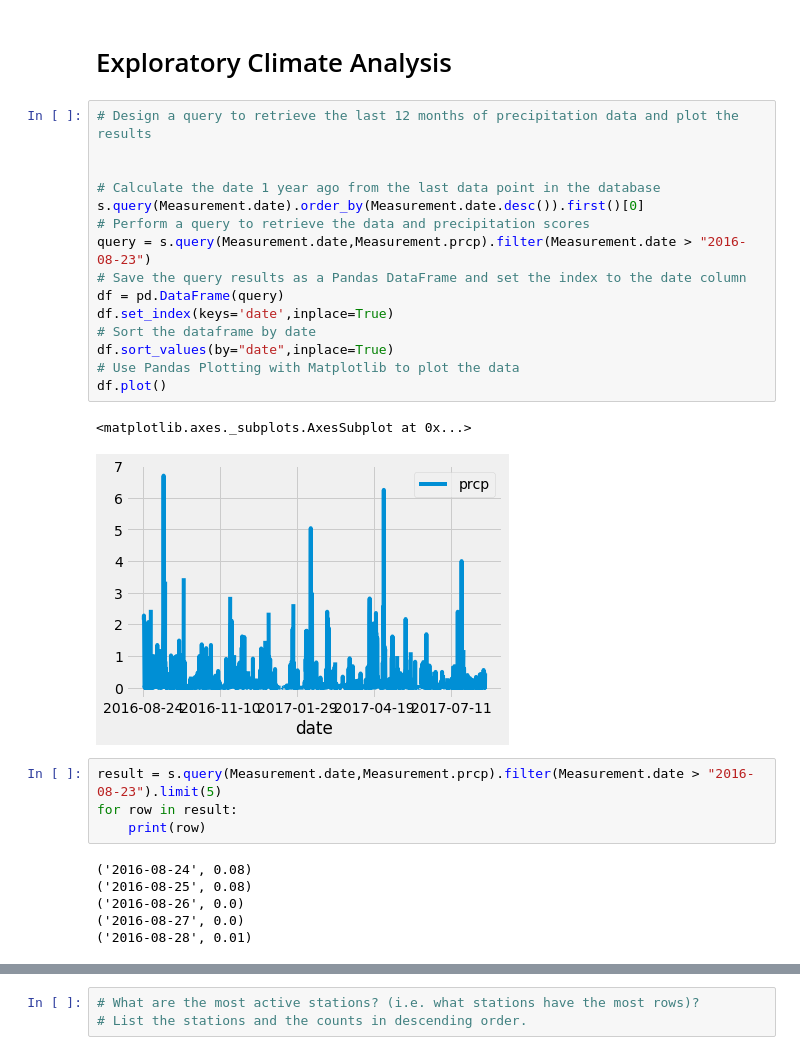
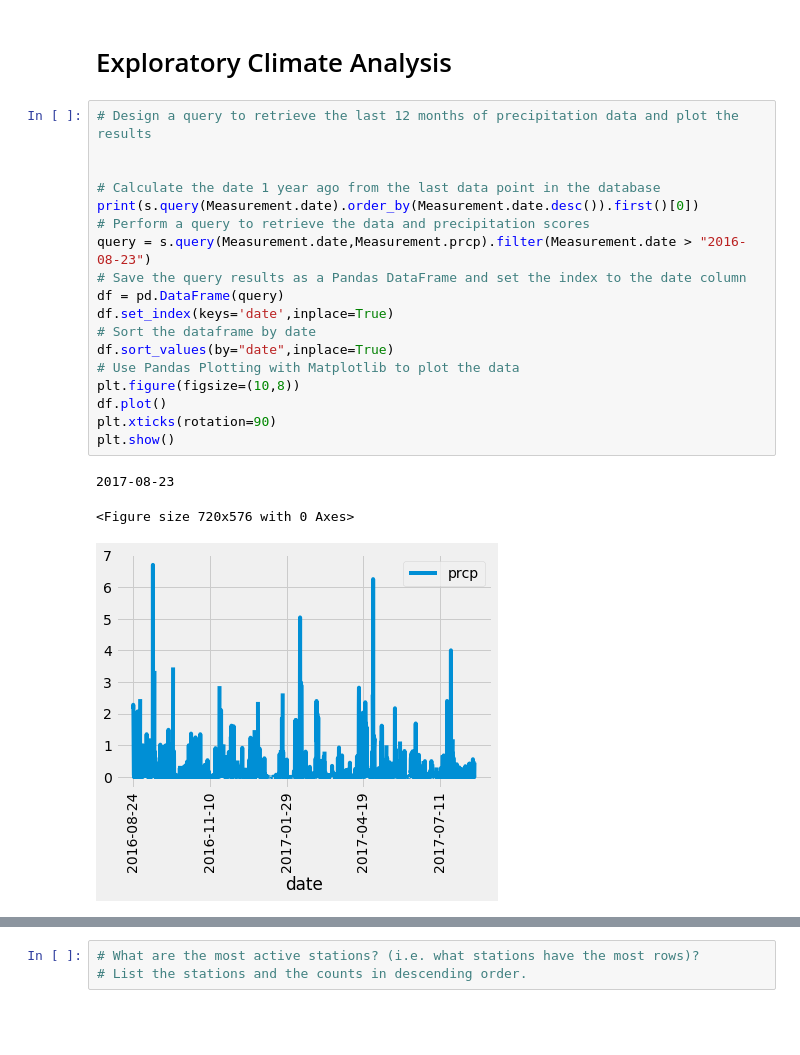
Before and after one commit to kpessa/sqlalchemy-challenge, a Jupyter notebook: sqlalchemy-challenge.ipynb, the cells around one changed output, grey strips where cells are left out. Drawn from its saved outputs; the diff is of its cells as text; blank space fills up the shorter version.

```diff
--- a/sqlalchemy-challenge.ipynb
+++ b/sqlalchemy-challenge.ipynb
@@ -44,30 +44,24 @@ s = Session()
 # %%
 # Design a query to retrieve the last 12 months of precipitation data and plot the results
 
 
 # Calculate the date 1 year ago from the last data point in the database
-s.query(Measurement.date).order_by(Measurement.date.desc()).first()[0]
+print(s.query(Measurement.date).order_by(Measurement.date.desc()).first()[0])
 # Perform a query to retrieve the data and precipitation scores
 query = s.query(Measurement.date,Measurement.prcp).filter(Measurement.date > "2016-08-23")
 # Save the query results as a Pandas DataFrame and set the index to the date column
 df = pd.DataFrame(query)
 df.set_index(keys='date',inplace=True)
 # Sort the dataframe by date
 df.sort_values(by="date",inplace=True)
 # Use Pandas Plotting with Matplotlib to plot the data
+plt.figure(figsize=(10,8))
 df.plot()
+plt.xticks(rotation=90)
+plt.show()
 # %% [output]
-<matplotlib.axes._subplots.AxesSubplot at 0x...>
+2017-08-23
+<Figure size 720x576 with 0 Axes>
-[figure, old version]
+[figure, new version]
-# %%
-result = s.query(Measurement.date,Measurement.prcp).filter(Measurement.date > "2016-08-23").limit(5)
-for row in result:
-    print(row)
-# %% [output]
-('2016-08-24', 0.08)
-('2016-08-25', 0.08)
-('2016-08-26', 0.0)
-('2016-08-27', 0.0)
-('2016-08-28', 0.01)
 # %%
 # Use Pandas to calcualte the summary statistics for the precipitation data
```
Also changed, not shown: parts of 2 cells of this notebook.
